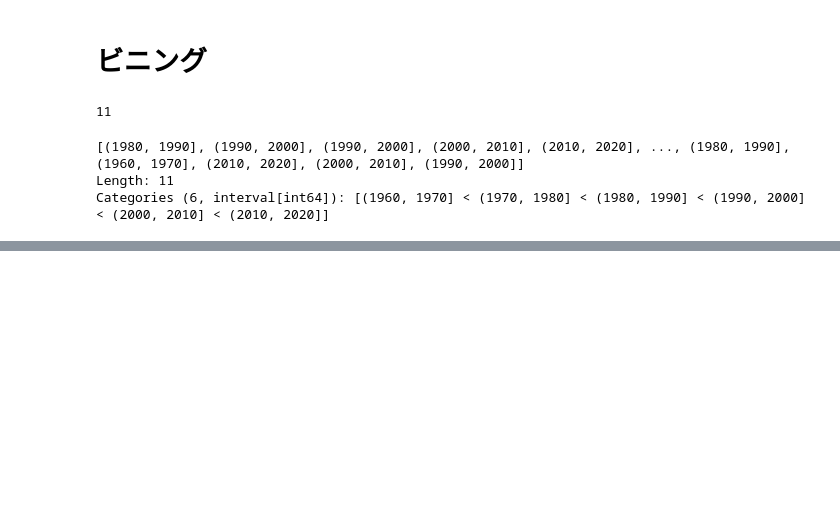
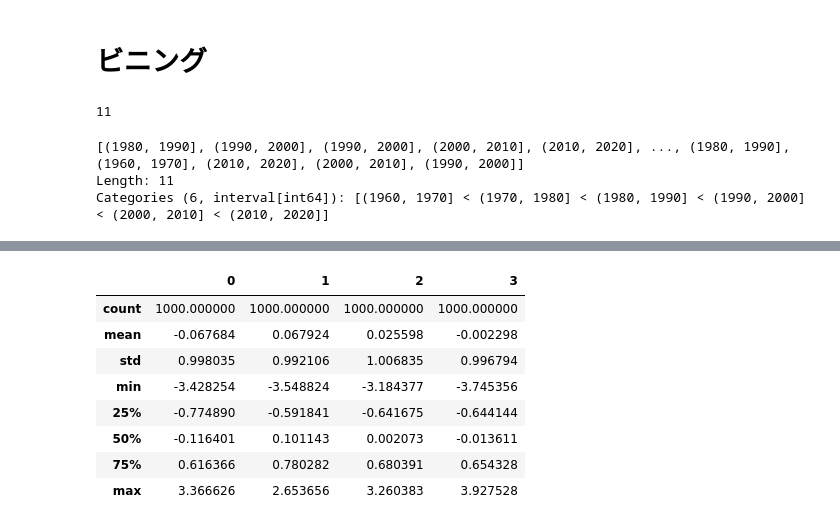
Before and after one commit to aki-06/Data_Science, a Jupyter notebook: 20180504_データ解析の基礎.ipynb, the cells around one changed output, grey strips where cells are left out. Cells and saved outputs as stored; diff of their text form; code cells hidden in the pictures; blank space fills up the shorter version.

```diff
--- a/20180504_データ解析の基礎.ipynb
+++ b/20180504_データ解析の基礎.ipynb
@@ -647,0 +691,12 @@ Categories (6, interval[int64]): [(1960, 1970] < (1970, 1980] < (1980, 1990] < (
+# %%
+df.describe()
+# %% [output]
+|  | 0 | 1 | 2 | 3 |
+| count | 1000.000000 | 1000.000000 | 1000.000000 | 1000.000000 |
+| mean | -0.067684 | 0.067924 | 0.025598 | -0.002298 |
+| std | 0.998035 | 0.992106 | 1.006835 | 0.996794 |
+| min | -3.428254 | -3.548824 | -3.184377 | -3.745356 |
+| 25% | -0.774890 | -0.591841 | -0.641675 | -0.644144 |
+| 50% | -0.116401 | 0.101143 | 0.002073 | -0.013611 |
+| 75% | 0.616366 | 0.780282 | 0.680391 | 0.654328 |
+| max | 3.366626 | 2.653656 | 3.260383 | 3.927528 |
```
Also changed, not shown: parts of 14 cells of this notebook.
